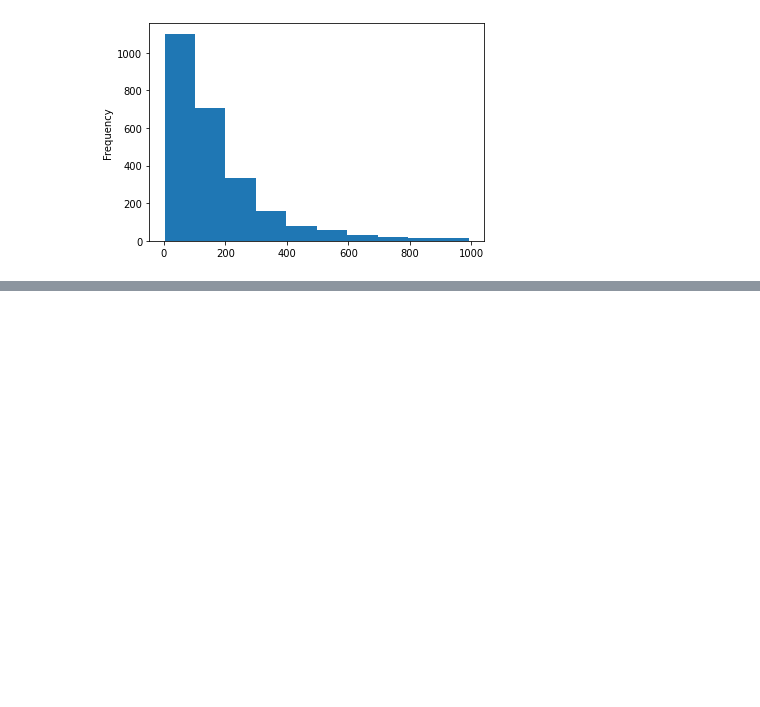
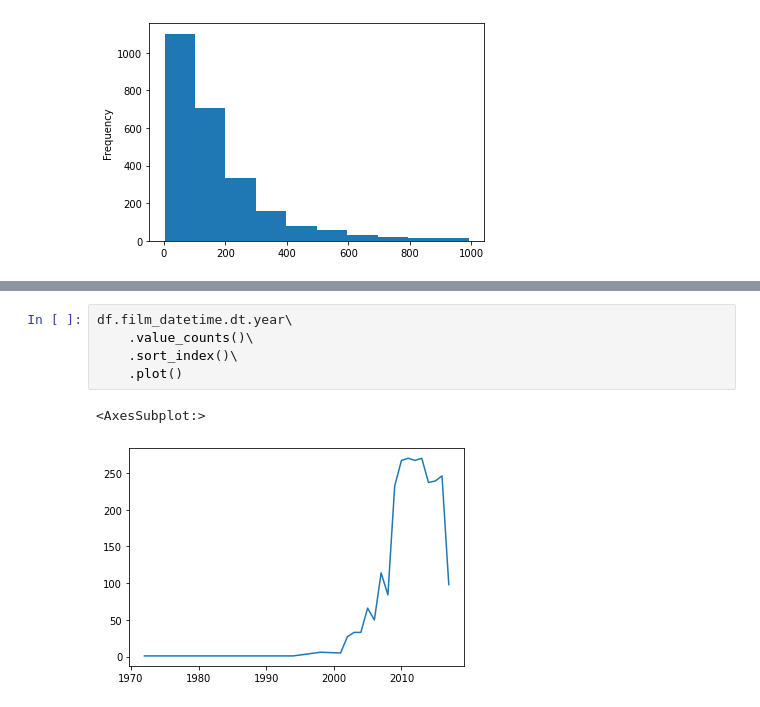
Before and after one commit to benkaan001/pandas_and_beyond, a Jupyter notebook: analyze_data/05_ted_talks.ipynb, the cells around one changed output, grey strips where cells are left out. Cells and saved outputs as stored; diff of their text form; blank space fills up the shorter version.

```diff
--- a/analyze_data/05_ted_talks.ipynb
+++ b/analyze_data/05_ted_talks.ipynb
@@ -225,0 +322,8 @@ df.query('comments < 1000').comments.plot(kind='hist',
+# %%
+df.film_datetime.dt.year\
+    .value_counts()\
+    .sort_index()\
+    .plot()
+# %% [output]
+<AxesSubplot:>
+[figure, added]
```
Also changed, not shown: parts of 30 cells of this notebook.
